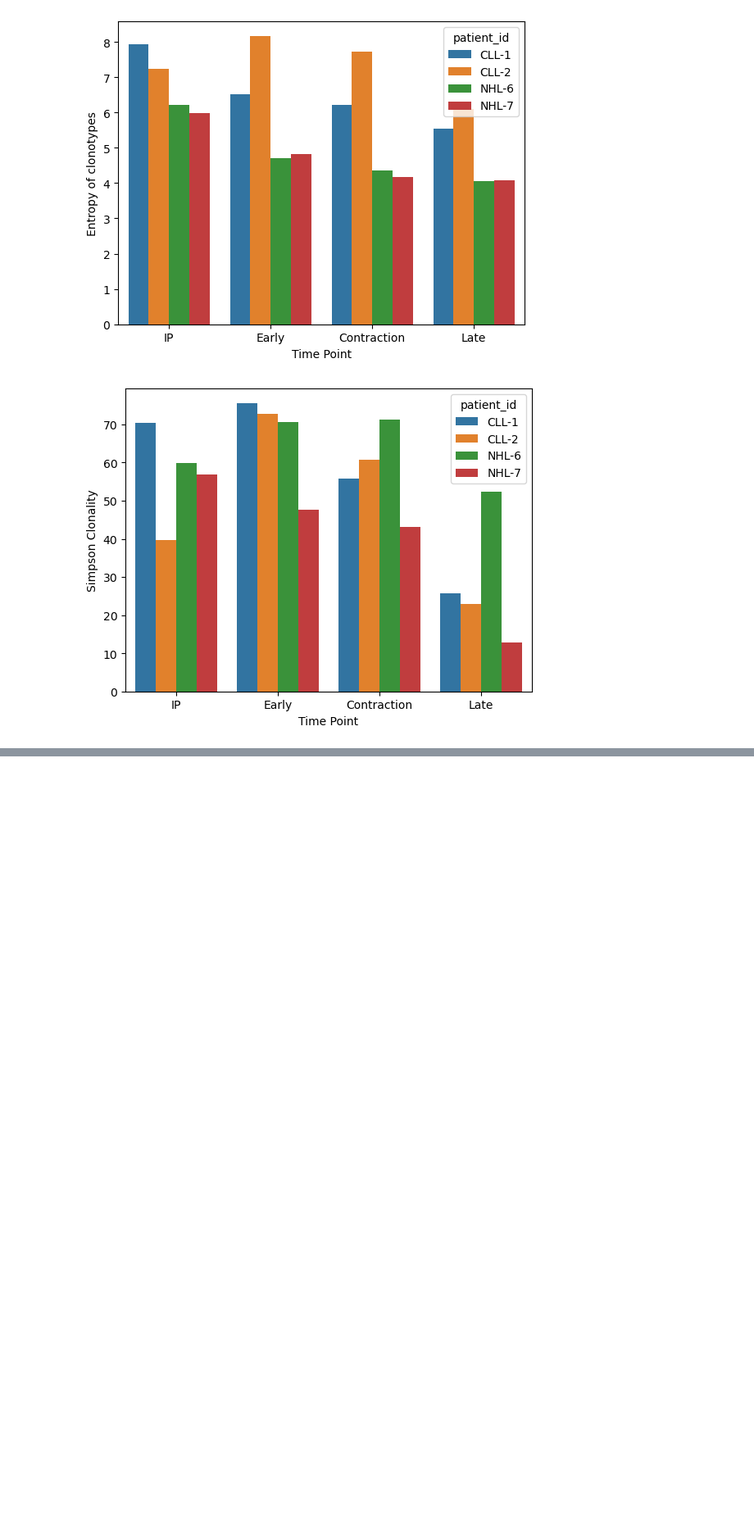
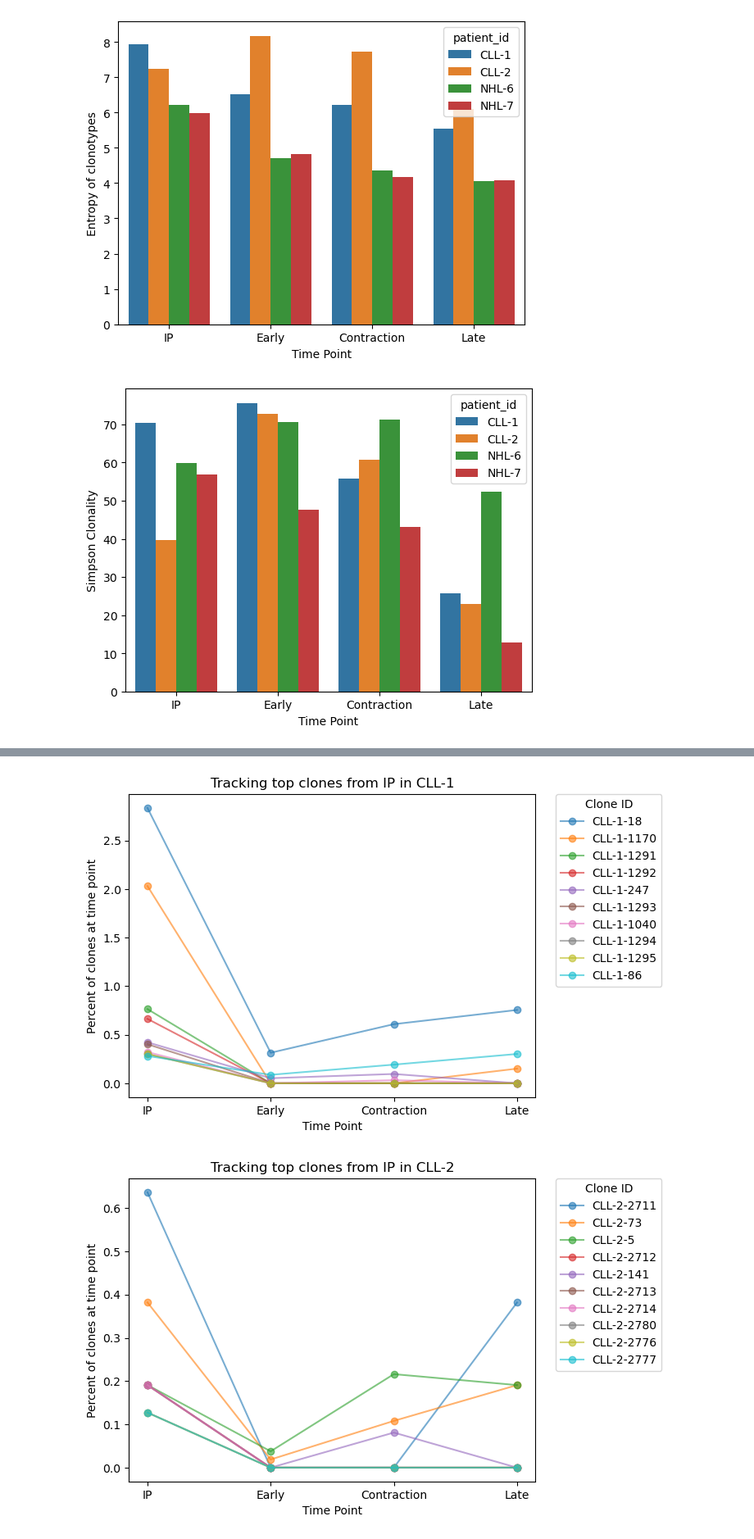
Before and after one commit to ElanaPearl/CAR_T_clonal_kinetics, a Jupyter notebook: tcr_clonality.ipynb, the cells around one changed output, grey strips where cells are left out. Shown at 82% size. Saved outputs shown, nothing was run; the diff lists cells and outputs as text; code cells hidden in the pictures; blank space fills up the shorter version.

```diff
--- a/tcr_clonality.ipynb
+++ b/tcr_clonality.ipynb
@@ -71,0 +76,22 @@ for patient_id, patient_group in barcode_clones.groupby("patient_id"):
+# %%
+for patient_id, patient_group in barcode_clones.groupby("patient_id"):
+    top_clones_in_ip = patient_group.query("time_point == 'IP'")["clone_id"].value_counts().index[:10]
+    total_reads_per_timepoint = patient_group["time_point_idx"].value_counts()
+    for clone in top_clones_in_ip:
+        clone_df = patient_group.query("clone_id == @clone").groupby("time_point_idx").count()["clone_id"]
+        for time_pt in [0,1,2,3]:
+            if time_pt not in clone_df.index:
+                clone_df.loc[time_pt] = 0
+            else:
+                clone_df.loc[time_pt] = (clone_df.loc[time_pt] / total_reads_per_timepoint.loc[time_pt]) * 100
+        plt.plot(clone_df.sort_index(), label=clone, marker="o", alpha=0.6)
+
+    plt.xticks([0, 1, 2, 3], ["IP", "Early", "Contraction", "Late"])
+    plt.xlabel("Time Point")
+    plt.ylabel("Percent of clones at time point")
+    plt.title(f"Tracking top clones from IP in {patient_id}")
+    plt.legend(bbox_to_anchor=(1.05, 1), loc='upper left', borderaxespad=0., title="Clone ID")
+    plt.show()
+# %% [output]
+[figure, added]
+[figure, added]
```
Also changed, not shown: parts of 2 cells of this notebook.
